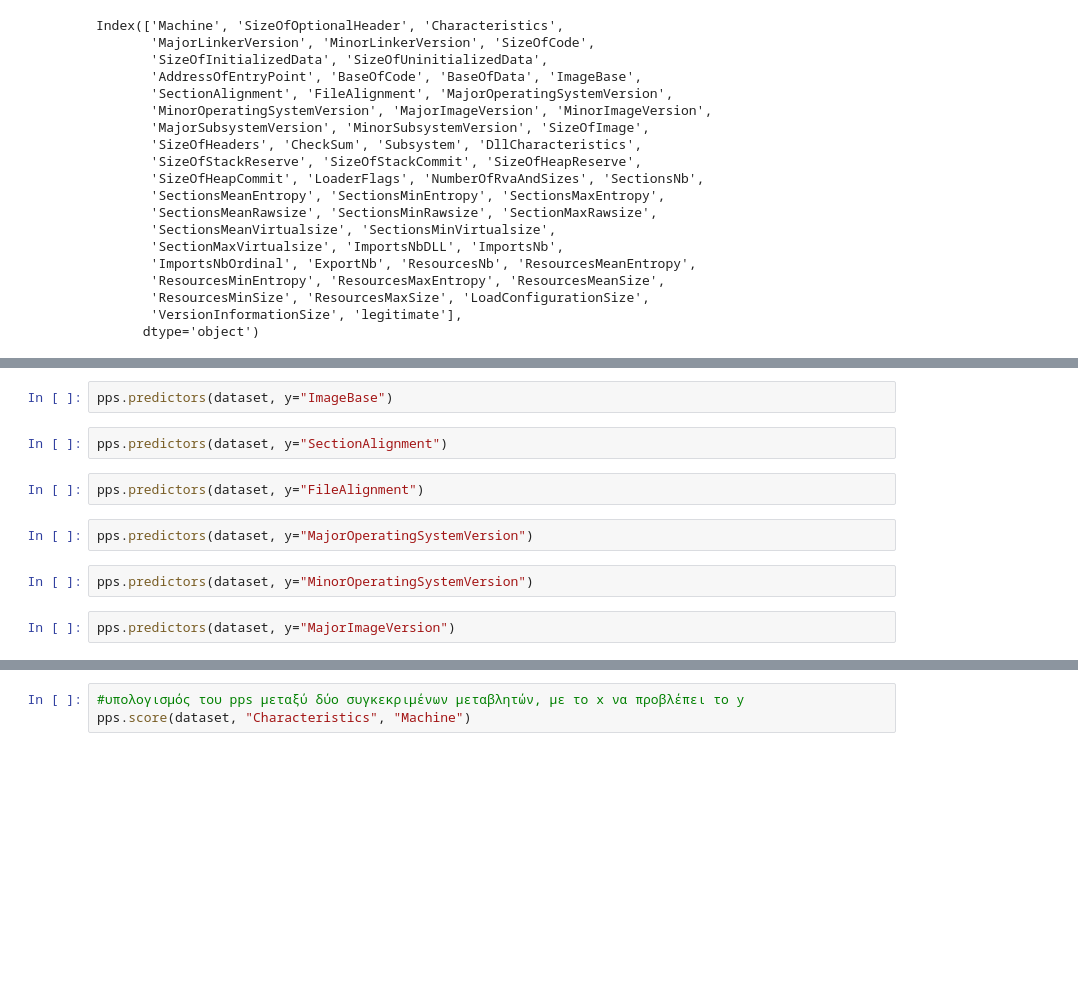
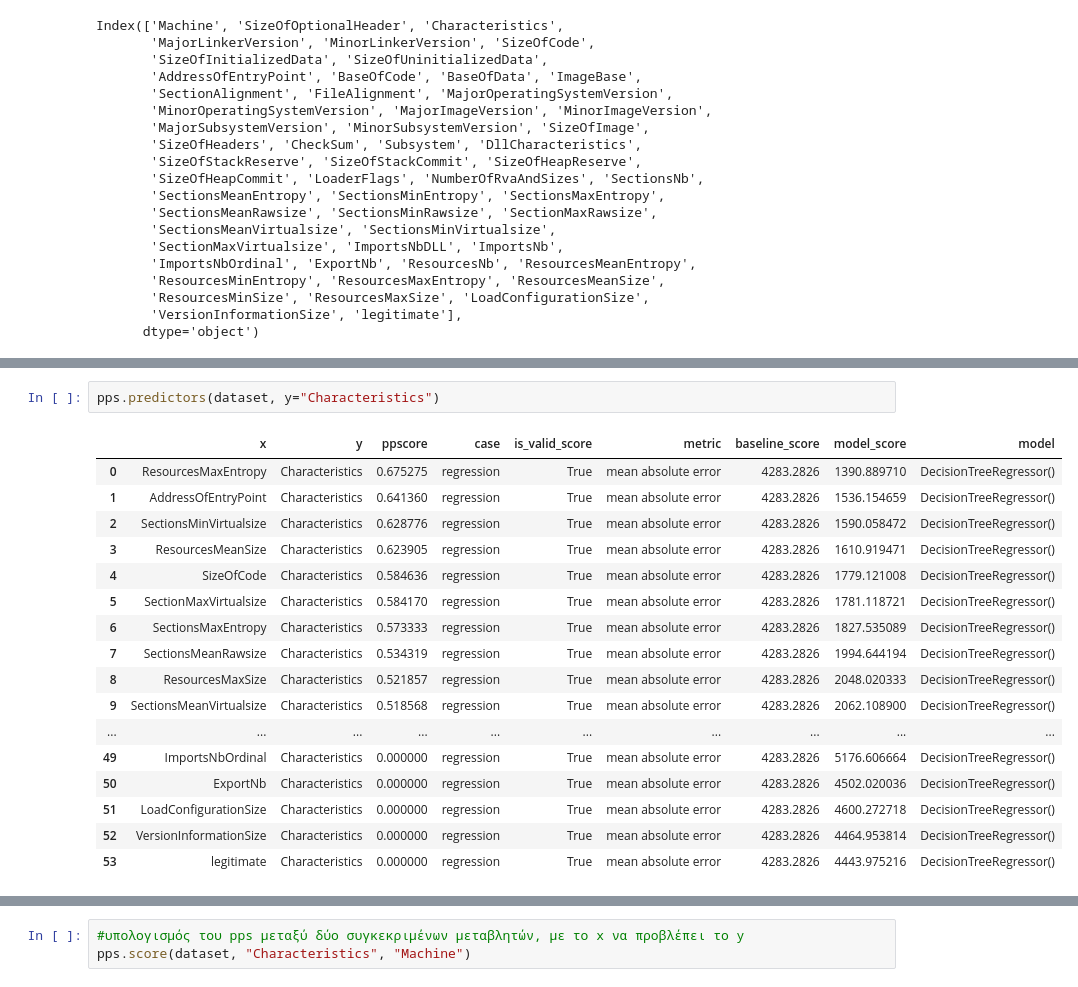
Before and after one commit to gsofianidou/test, a Jupyter notebook: PPS 2b.ipynb, the cells around one changed output, grey strips where cells are left out. Saved outputs shown, nothing was run; the diff lists cells and outputs as text; blank space fills up the shorter version.

```diff
--- a/PPS 2b.ipynb
+++ b/PPS 2b.ipynb
@@ -129,12 +238,20 @@ pps.predictors(dataset, y="BaseOfData")
 # %%
-pps.predictors(dataset, y="ImageBase")
+pps.predictors(dataset, y="Characteristics")
+# %% [output]
+|  | x | y | ppscore | case | is_valid_score | metric | baseline_score | model_score | model |
+| 0 | ResourcesMaxEntropy | Characteristics | 0.675275 | regression | True | mean absolute error | 4283.2826 | 1390.889710 | DecisionTreeRegressor() |
+| 1 | AddressOfEntryPoint | Characteristics | 0.641360 | regression | True | mean absolute error | 4283.2826 | 1536.154659 | DecisionTreeRegressor() |
+| 2 | SectionsMinVirtualsize | Characteristics | 0.628776 | regression | True | mean absolute error | 4283.2826 | 1590.058472 | DecisionTreeRegressor() |
+| 3 | ResourcesMeanSize | Characteristics | 0.623905 | regression | True | mean absolute error | 4283.2826 | 1610.919471 | DecisionTreeRegressor() |
+| 4 | SizeOfCode | Characteristics | 0.584636 | regression | True | mean absolute error | 4283.2826 | 1779.121008 | DecisionTreeRegressor() |
+| 5 | SectionMaxVirtualsize | Characteristics | 0.584170 | regression | True | mean absolute error | 4283.2826 | 1781.118721 | DecisionTreeRegressor() |
+| 6 | SectionsMaxEntropy | Characteristics | 0.573333 | regression | True | mean absolute error | 4283.2826 | 1827.535089 | DecisionTreeRegressor() |
+| 7 | SectionsMeanRawsize | Characteristics | 0.534319 | regression | True | mean absolute error | 4283.2826 | 1994.644194 | DecisionTreeRegressor() |
+| 8 | ResourcesMaxSize | Characteristics | 0.521857 | regression | True | mean absolute error | 4283.2826 | 2048.020333 | DecisionTreeRegressor() |
+| 9 | SectionsMeanVirtualsize | Characteristics | 0.518568 | regression | True | mean absolute error | 4283.2826 | 2062.108900 | DecisionTreeRegressor() |
+| ... | ... | ... | ... | ... | ... | ... | ... | ... | ... |
+| 49 | ImportsNbOrdinal | Characteristics | 0.000000 | regression | True | mean absolute error | 4283.2826 | 5176.606664 | DecisionTreeRegressor() |
+| 50 | ExportNb | Characteristics | 0.000000 | regression | True | mean absolute error | 4283.2826 | 4502.020036 | DecisionTreeRegressor() |
+| 51 | LoadConfigurationSize | Characteristics | 0.000000 | regression | True | mean absolute error | 4283.2826 | 4600.272718 | DecisionTreeRegressor() |
+| 52 | VersionInformationSize | Characteristics | 0.000000 | regression | True | mean absolute error | 4283.2826 | 4464.953814 | DecisionTreeRegressor() |
+| 53 | legitimate | Characteristics | 0.000000 | regression | True | mean absolute error | 4283.2826 | 4443.975216 | DecisionTreeRegressor() |
-# %%
-pps.predictors(dataset, y="SectionAlignment")
-# %%
-pps.predictors(dataset, y="FileAlignment")
-# %%
-pps.predictors(dataset, y="MajorOperatingSystemVersion")
-# %%
-pps.predictors(dataset, y="MinorOperatingSystemVersion")
-# %%
-pps.predictors(dataset, y="MajorImageVersion")
```
Also changed, not shown: parts of 58 cells of this notebook.
